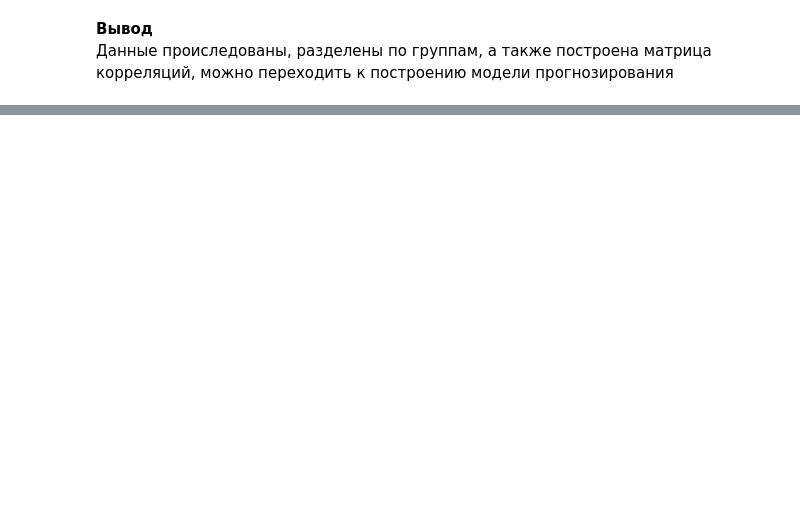
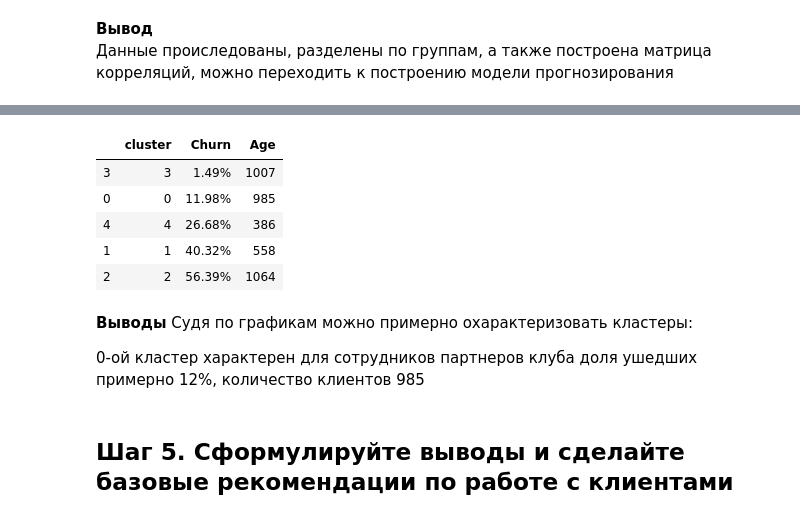
Before and after one commit to AndrewKleonskiy/data_analysis, a Jupyter notebook: Прогнозы и предсказания .ipynb, the cells around one changed output, grey strips where cells are left out. Cells and saved outputs as stored; diff of their text form; code cells hidden in the pictures; blank space fills up the shorter version.

```diff
--- a/Прогнозы и предсказания .ipynb
+++ b/Прогнозы и предсказания .ipynb
@@ -184,0 +304,21 @@ plt.show()
+# %%
+cluster_churn = gym.groupby('cluster')[['Churn','Age']].agg({'Churn':'mean','Age':'count'}).reset_index()
+cluster_churn['Churn'] = cluster_churn['Churn'].map(lambda x: '{:.2%}'.format(x))
+cluster_churn.rename(columns={"Age": "Сount"})
+cluster_churn.sort_values('Churn')
+# %% [output]
+|  | cluster | Churn | Age |
+| 3 | 3 | 1.49% | 1007 |
+| 0 | 0 | 11.98% | 985 |
+| 4 | 4 | 26.68% | 386 |
+| 1 | 1 | 40.32% | 558 |
+| 2 | 2 | 56.39% | 1064 |
+# %% [markdown]
+**Выводы**
+Судя по графикам можно примерно охарактеризовать кластеры:
+
+
+0-ой кластер характерен для сотрудников партнеров клуба
+доля ушедших примерно 12%, количество клиентов 985
+# %% [markdown]
+## Шаг 5. Сформулируйте выводы и сделайте базовые рекомендации по работе с клиентами
```
Also changed, not shown: parts of 20 cells of this notebook.
